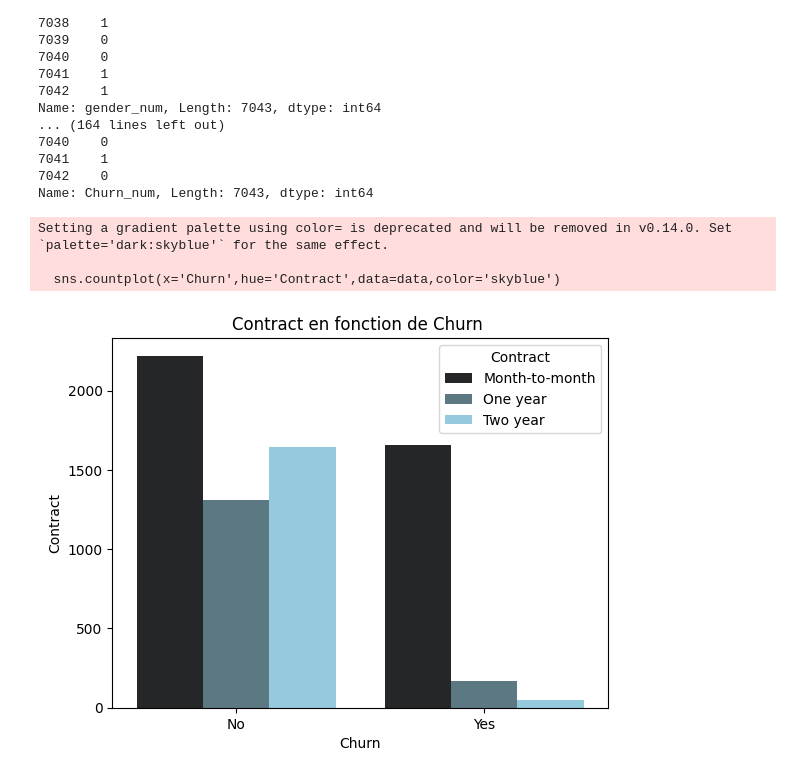
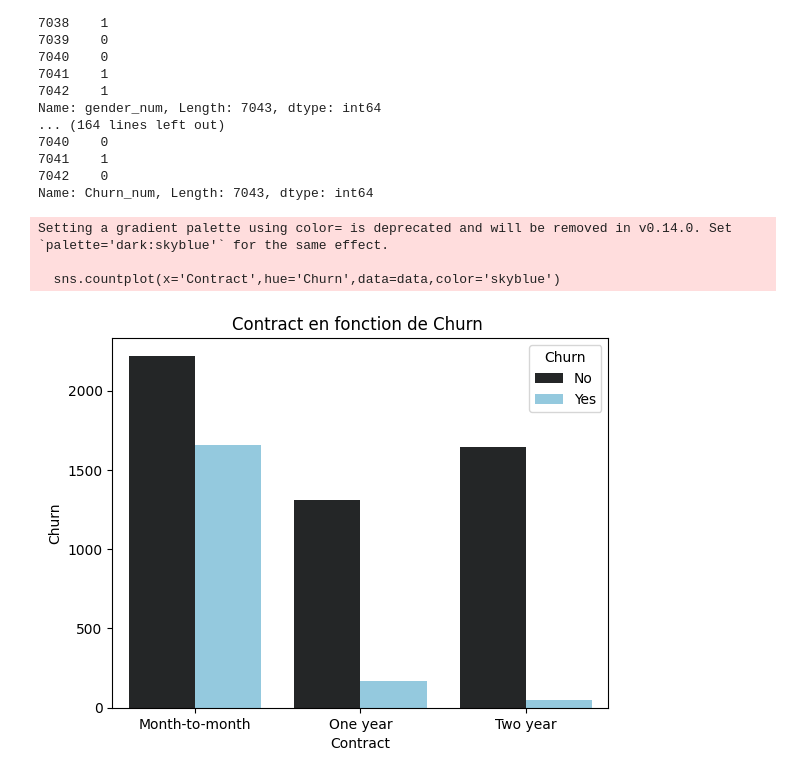
Before and after one commit to karimabenihda/Brief_1_t-l-communications, a Jupyter notebook: eda.ipynb, the cells around one changed output. Drawn from its saved outputs; the diff is of its cells as text; code cells hidden in the pictures.

```diff
--- a/eda.ipynb
+++ b/eda.ipynb
@@ -133,14 +121,14 @@ Name: gender_num, Length: 7043, dtype: int64
 Name: Churn_num, Length: 7043, dtype: int64
 # %%
 # countplot
-sns.countplot(x='Churn',hue='Contract',data=data,color='skyblue')
+sns.countplot(x='Contract',hue='Churn',data=data,color='skyblue')
 
 plt.title("Contract en fonction de Churn ")
-plt.xlabel("Churn")
-plt.ylabel("Contract")
+plt.xlabel("Contract")
+plt.ylabel("Churn")
 plt.show()
 # %% [output]
 Setting a gradient palette using color= is deprecated and will be removed in v0.14.0. Set `palette='dark:skyblue'` for the same effect.
 
-  sns.countplot(x='Churn',hue='Contract',data=data,color='skyblue')
+  sns.countplot(x='Contract',hue='Churn',data=data,color='skyblue')
-[figure, old version]
+[figure, new version]
```
Also changed, not shown: parts of 4 cells of this notebook, 4 other files.
